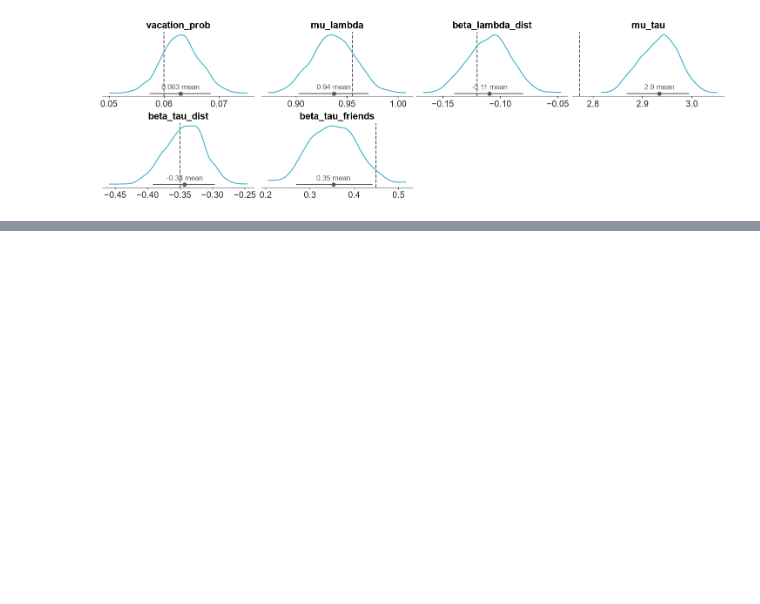
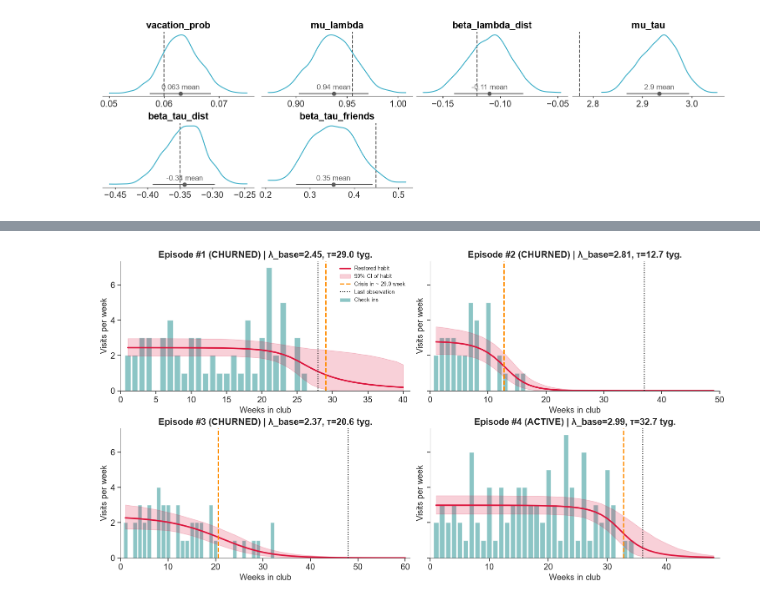
Before and after one commit to mszulak/gym-churn-project, a Jupyter notebook: notebooks/04_numpyro_habit_model.ipynb, the cells around one changed output, grey strips where cells are left out. Cells and saved outputs as stored; diff of their text form; code cells hidden in the pictures; blank space fills up the shorter version.

Commit message:
feat(notebooks): implement churn segmentation and grade model ability to restore parameters

```diff
--- a/notebooks/04_numpyro_habit_model.ipynb
+++ b/notebooks/04_numpyro_habit_model.ipynb
@@ -233,9 +233,17 @@ svi = SVI(gym_habit_model, guide, optimizer, loss=Trace_ELBO())
 
 svi_result = svi.run(jax.random.PRNGKey(42), num_steps=5000, data=model_data, include_obs=True)
 
-svi_samples = Predictive(guide, params=svi_result.params, num_samples=1000)(
+guide_samples = Predictive(guide, params=svi_result.params, num_samples=1000)(
     jax.random.PRNGKey(1), data=model_data, include_obs=True
 )
+
+det_samples = Predictive(
+    gym_habit_model,
+    posterior_samples=guide_samples,
+    return_sites=["lambda_base", "tau", "gamma"],
+)(jax.random.PRNGKey(2), data=model_data, include_obs=True)
+
+svi_samples = {**guide_samples, **det_samples}
 
 svi_time = time.time() - start_time
 print(f"SVI training finished in: {svi_time:.2f} seconds")
@@ -256,3 +264,49 @@ SVI training finished in: 29.63 seconds
 | mu_tau | 2.9825 | 0.0045 | 3 | 3 | 991 | 910 | nan | 0.00014 | 0.0001 |
 | vacation_prob | 0.0654 | 0.0031 | 0.061 | 0.071 | 956 | 946 | nan | 0.0001 | 7.2e-05 |
 | beta_tau_friends | 0.3463 | 0.0064 | 0.34 | 0.36 | 861 | 783 | nan | 0.00022 | 0.00014 |
+# %%
+posterior_samples = mcmc.get_samples() if "mcmc" in locals() else svi_samples
+
+episodes_df["lambda_base_est"] = np.asarray(posterior_samples["lambda_base"]).mean(axis=0)
+episodes_df["tau_est"] = np.asarray(posterior_samples["tau"]).mean(axis=0)
+episodes_df["gamma_est"] = np.asarray(posterior_samples["gamma"]).mean(axis=0)
+
+sample_eps = [1, 2, 3, 4]
+fig, axes = plt.subplots(2, 2, figsize=(15, 8), sharey=True)
+
+for ax, ep_id in zip(axes.flat, sample_eps):
+    ep_row = episodes_df[episodes_df["episode_id"] == ep_id].iloc[0]
+    ep_idx = int(ep_row["ep_idx"])
+    ep_data = weekly_grid_df[weekly_grid_df["episode_id"] == ep_id]
+
+    max_t = int(ep_row["observed_weeks"]) + 12
+    t_grid = np.arange(1, max_t + 1)
+
+    lb_s = np.asarray(posterior_samples["lambda_base"][:, ep_idx])[:, None]
+    tau_s = np.asarray(posterior_samples["tau"][:, ep_idx])[:, None]
+    gam_s = np.asarray(posterior_samples["gamma"][:, ep_idx])[:, None]
+
+    curves = lb_s / (1.0 + np.exp(np.clip(gam_s * (t_grid[None, :] - tau_s), -20, 20)))
+    mean_curve = curves.mean(axis=0)
+    ci_low = np.percentile(curves, 5, axis=0)
+    ci_high = np.percentile(curves, 95, axis=0)
+
+    ax.bar(ep_data["t"], ep_data["visits"], color="teal", alpha=0.45, width=0.8, label="Check ins")
+    ax.plot(t_grid, mean_curve, color="crimson", linewidth=2.5, label="Restored habit")
+    ax.fill_between(t_grid, ci_low, ci_high, color="crimson", alpha=0.2, label="90% CI of habit")
+
+    ax.axvline(ep_row["tau_est"], color="darkorange", linestyle="--", linewidth=2, label=f"Crisis in ~ {ep_row['tau_est']:.1f} week")
+    ax.axvline(ep_row["observed_weeks"], color="black", linestyle=":", linewidth=1.5, label="Last observation")
+
+    ax.set_title(
+        f"Episode #{ep_id} ({ep_row['final_status'].upper()}) | "
+        f"λ_base={ep_row['lambda_base_est']:.2f}, τ={ep_row['tau_est']:.1f} tyg."
+    )
+    ax.set_xlabel("Weeks in club")
+    ax.set_ylabel("Visits per week")
+    ax.set_xlim(0, max_t + 1)
+
+axes[0, 0].legend(loc="upper right", fontsize=9)
+plt.show()
+# %% [output]
+[figure, added]
```
Also changed, not shown: parts of 4 cells of this notebook.
